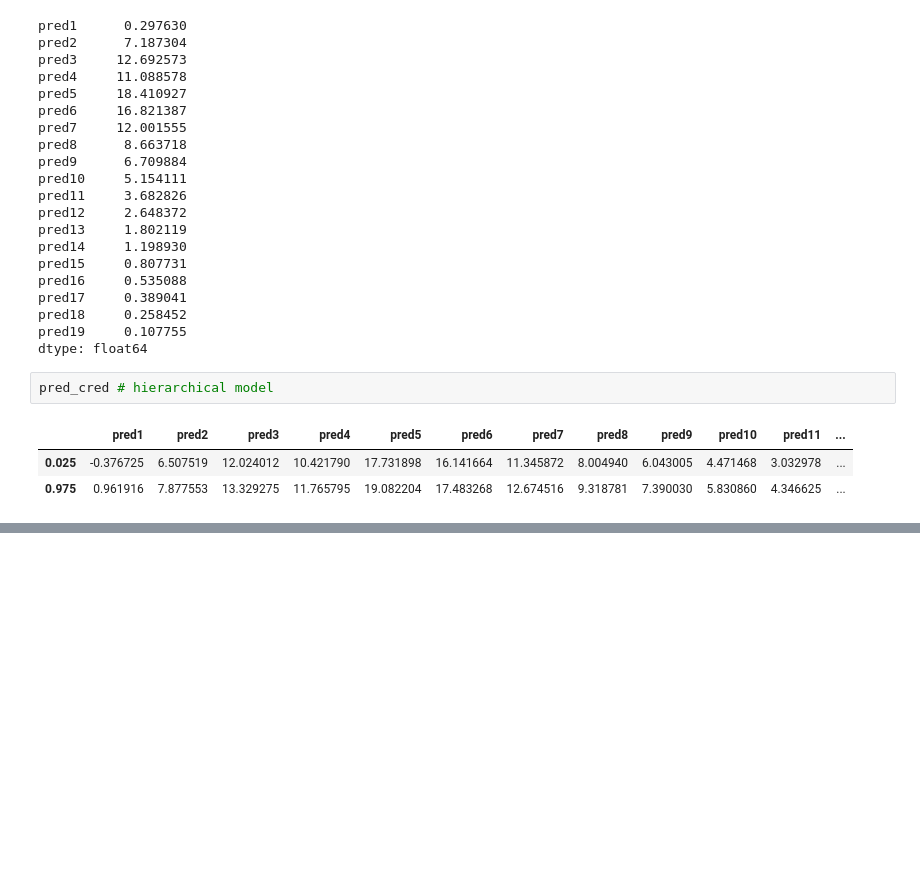
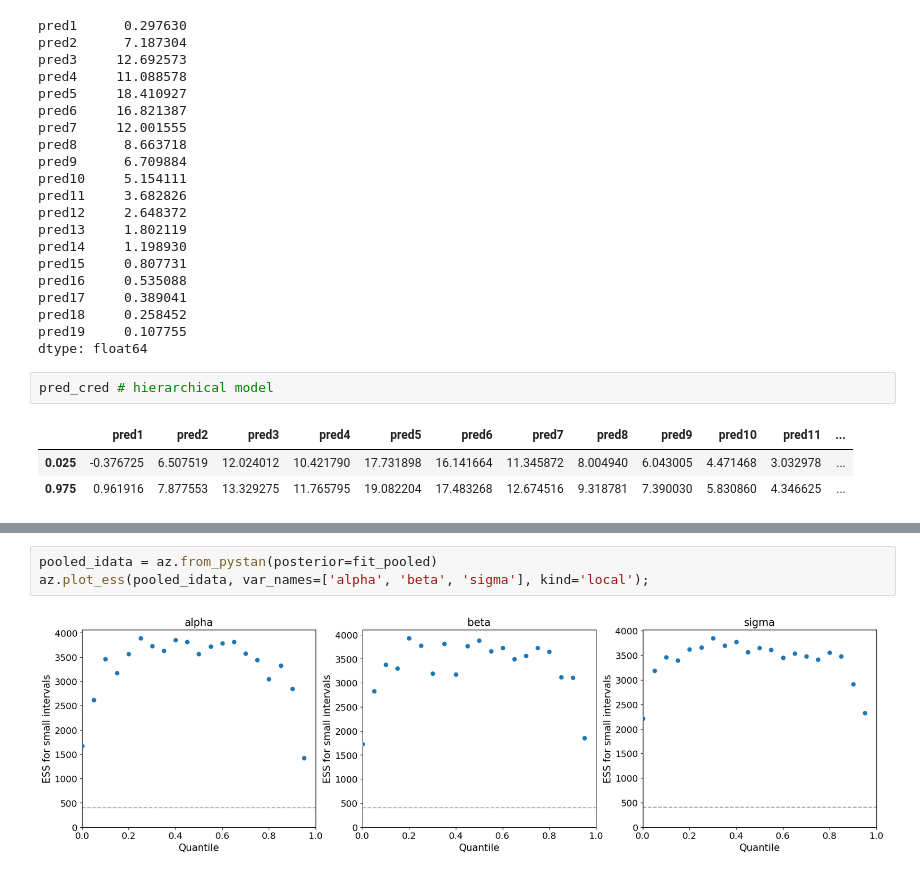
Before and after one commit to Eliasmantykoski/BDA-project, a Jupyter notebook: stan.ipynb, the cells around one changed output, grey strips where cells are left out. Cells and saved outputs as stored; diff of their text form; blank space fills up the shorter version.

```diff
--- a/stan.ipynb
+++ b/stan.ipynb
@@ -344,0 +449,5 @@ az.summary(fit_hier)
+# %%
+pooled_idata = az.from_pystan(posterior=fit_pooled)
+az.plot_ess(pooled_idata, var_names=['alpha', 'beta', 'sigma'], kind='local');
+# %% [output]
+[figure, added]
```
Also changed, not shown: parts of 24 cells of this notebook.
